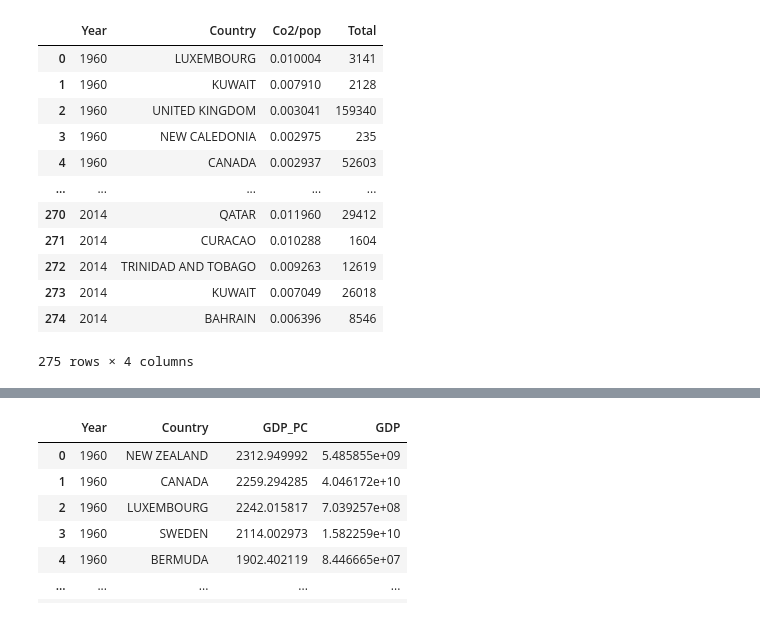
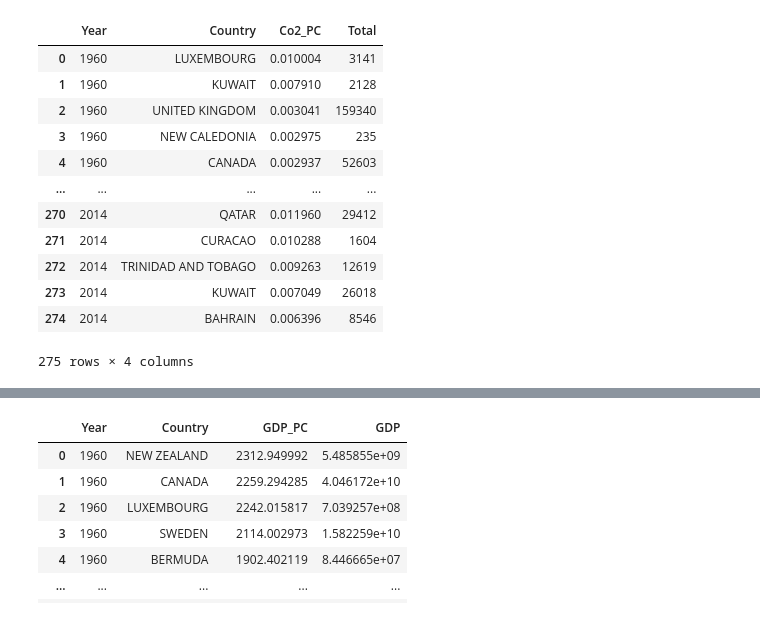
Before and after one commit to al417707/NYPD_projekt, a Jupyter notebook: Projekt_1.ipynb, the cells around one changed output, grey strips where cells are left out. Drawn from its saved outputs; the diff is of its cells as text; code cells hidden in the pictures.

```diff
--- a/Projekt_1.ipynb
+++ b/Projekt_1.ipynb
@@ -6,13 +7,15 @@ path = r'/home/students/mat/a/al417707/NYPD_projekt/GDP/'
 # %%
-GDP1 = pd.read_csv(r'GDP1.csv', skiprows = 4)
-GDP2 = pd.read_csv(r'Metadata_Country_API_NY.GDP.MKTP.CD_DS2_en_csv_v2_4751562.csv')
-GDP3 = pd.read_csv(r'Metadata_Indicator_API_NY.GDP.MKTP.CD_DS2_en_csv_v2_4751562.csv')
+#wczytywanie danych
 
-Pop1 = pd.read_csv(r'API_SP.POP.TOTL_DS2_en_csv_v2_4751604.csv', skiprows = 3)
-Pop2 = pd.read_csv(r'Metadata_Country_API_SP.POP.TOTL_DS2_en_csv_v2_4751604.csv')
-Pop3 = pd.read_csv(r'Metadata_Indicator_API_SP.POP.TOTL_DS2_en_csv_v2_4751604.csv')
+GDP1 = pd.read_csv(r'Dane\GDP1.csv', skiprows = 4)
+GDP2 = pd.read_csv(r'Dane\Metadata_Country_API_NY.GDP.MKTP.CD_DS2_en_csv_v2_4751562.csv')
+GDP3 = pd.read_csv(r'Dane\Metadata_Indicator_API_NY.GDP.MKTP.CD_DS2_en_csv_v2_4751562.csv')
 
-co2 = pd.read_csv(r'fossil-fuel-co2-emissions-by-nation_csv.csv')
+Pop1 = pd.read_csv(r'Dane\API_SP.POP.TOTL_DS2_en_csv_v2_4751604.csv', skiprows = 3)
+Pop2 = pd.read_csv(r'Dane\Metadata_Country_API_SP.POP.TOTL_DS2_en_csv_v2_4751604.csv')
+Pop3 = pd.read_csv(r'Dane\Metadata_Indicator_API_SP.POP.TOTL_DS2_en_csv_v2_4751604.csv')
+
+co2 = pd.read_csv(r'Dane\fossil-fuel-co2-emissions-by-nation_csv.csv')
 
 
 #czyszczenie danych
@@ -46,15 +63,0 @@ display(Dane)
-# %%
-#Analizy - co2 na mieszkańca
-Dane['Co2/pop'] = Dane['Total']/Dane['Population']
-#display(Dane.sort_values('Co2/pop').dropna())
-
-#jakie kraje średnio mają największą emisję? Wybieramy 5 topowych
-Co2_avg = Dane.groupby('Country').agg({'Co2/pop':'mean'}).sort_values('Co2/pop')
-wybrane_kraje = Co2_avg.index
-wybrane_kraje = wybrane_kraje[-5:]
-wybrane_kraje
-
-#tworzę tabelkę - wybrane kraje z największą emisją posortowane po latach
-co2_top5 = Dane[Dane['Country'].isin(wybrane_kraje)]
-co2_top5 = co2_top5[['Country','Year','Total','Co2/pop']].sort_values('Year')
-display(co2_top5)
@@ -75,13 +64,12 @@ display(co2_top5)
 # %%
-#Analizy - co2 na mieszkańca V2 (chyba poprawne)
-Dane['Co2/pop'] = Dane['Total']/Dane['Population']
+#Analizy - co2 na mieszkańca V2
+#co2 per capita
+Dane['Co2_PC'] = Dane['Total']/Dane['Population']
 
-co2_top_yearly = Dane.set_index('Country').groupby(['Year'])['Co2/pop'].nlargest(5)
-co2_top_yearly = pd.DataFrame(co2_top_yearly).reset_index()
-co2_top_yearly = co2_top_yearly.merge(Dane[['Year','Country','Total']])
+co2_top_yearly = top_5_na_rok(Dane, 'Country','Co2_PC','Total')
 display(co2_top_yearly)
 # %% [output]
-|  | Year | Country | Co2/pop | Total |
+|  | Year | Country | Co2_PC | Total |
 | 0 | 1960 | LUXEMBOURG | 0.010004 | 3141 |
 | 1 | 1960 | KUWAIT | 0.007910 | 2128 |
 | 2 | 1960 | UNITED KINGDOM | 0.003041 | 159340 |
```
Also changed, not shown: parts of 12 cells of this notebook, 2 other files.
